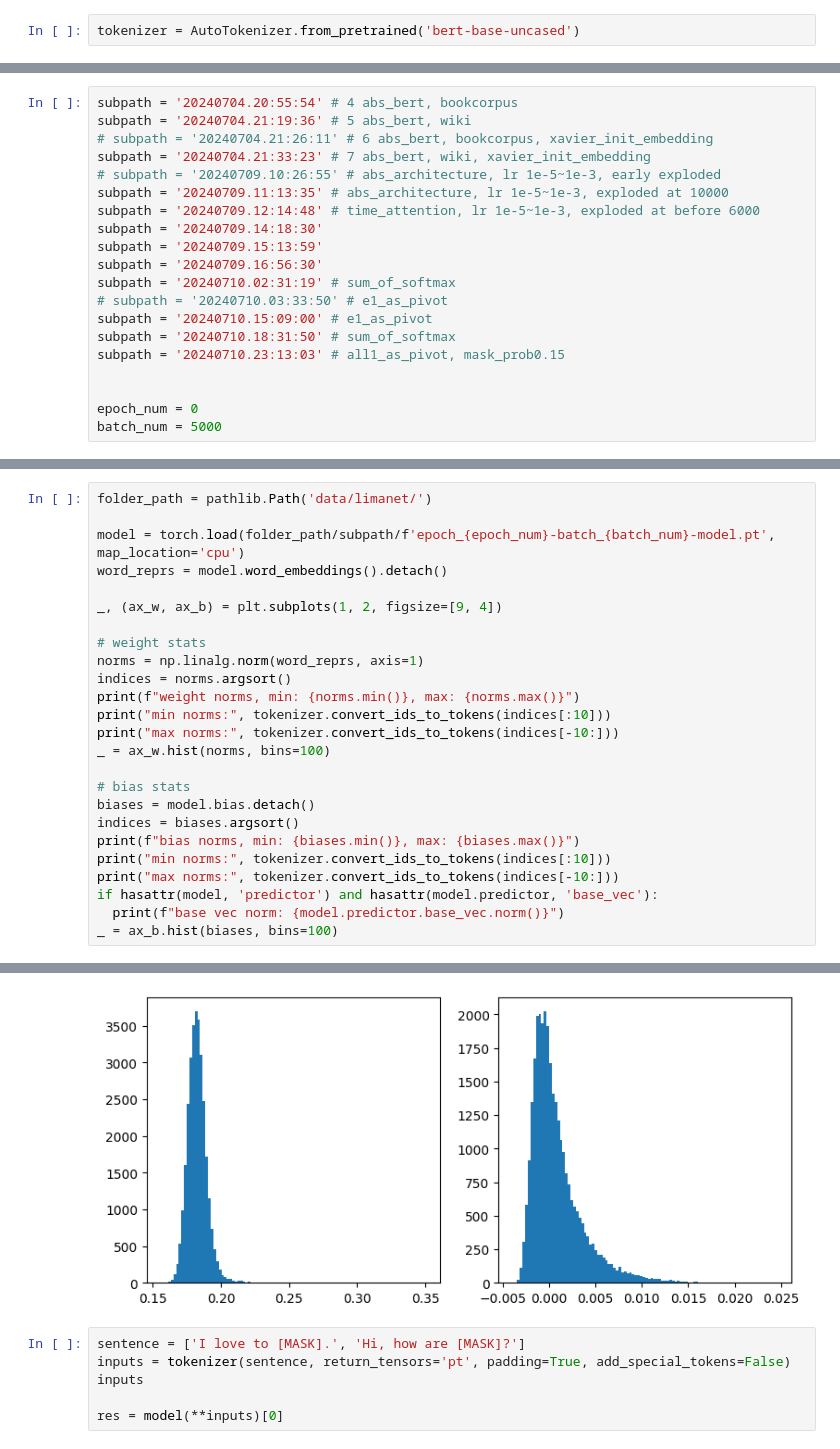
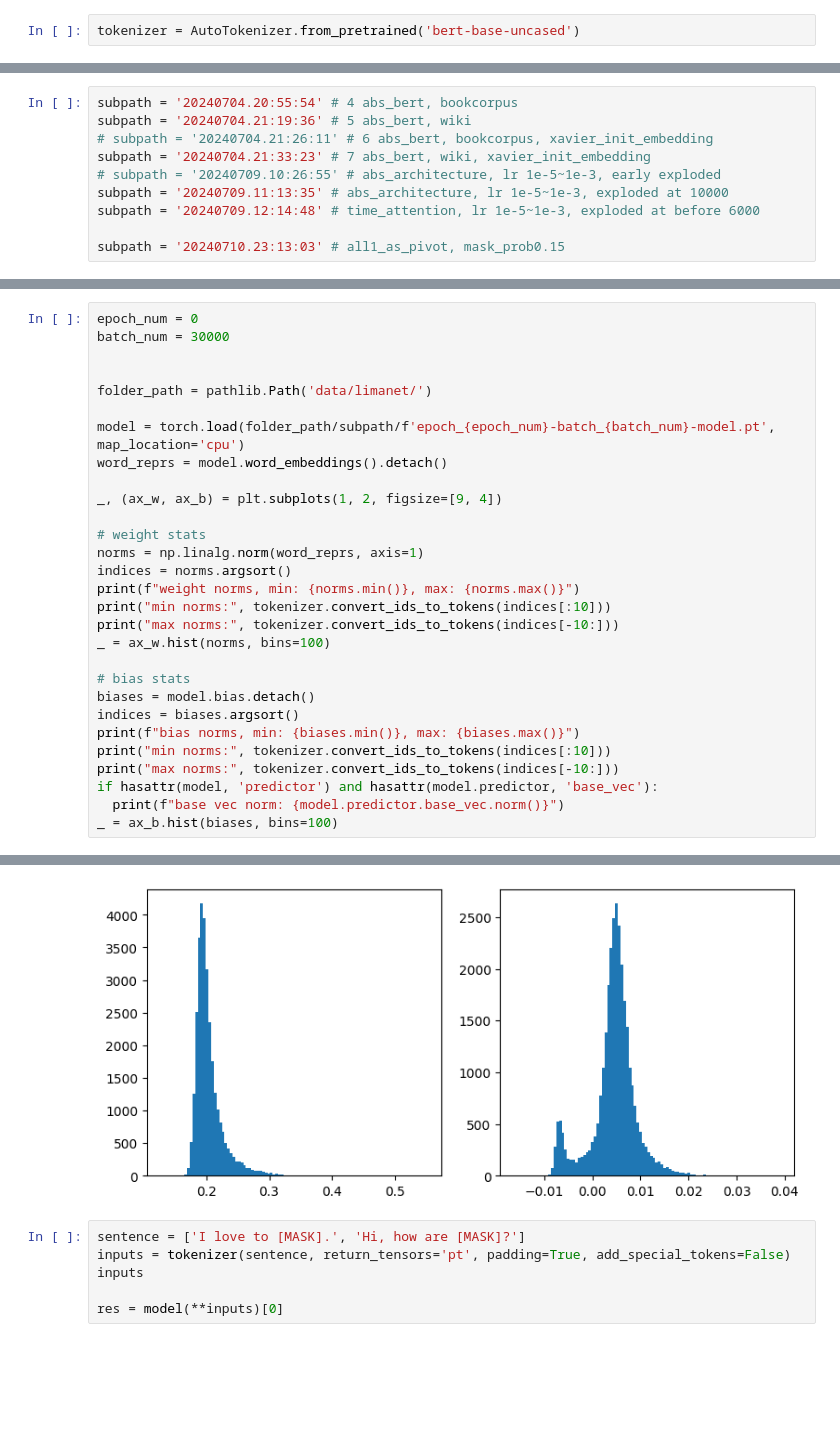
Before and after one commit to tzuhanwen/absolute-bert, a Jupyter notebook: inspecting-predicting.ipynb, the cells around one changed output, grey strips where cells are left out. Drawn from its saved outputs; the diff is of its cells as text; blank space fills up the shorter version.

```diff
--- a/inspecting-predicting.ipynb
+++ b/inspecting-predicting.ipynb
@@ -31,15 +266,5 @@ subpath = '20240704.21:33:23' # 7 abs_bert, wiki, xavier_init_embedding
 # subpath = '20240709.10:26:55' # abs_architecture, lr 1e-5~1e-3, early exploded
 subpath = '20240709.11:13:35' # abs_architecture, lr 1e-5~1e-3, exploded at 10000
 subpath = '20240709.12:14:48' # time_attention, lr 1e-5~1e-3, exploded at before 6000
-subpath = '20240709.14:18:30'
-subpath = '20240709.15:13:59'
-subpath = '20240709.16:56:30'
-subpath = '20240710.02:31:19' # sum_of_softmax
-# subpath = '20240710.03:33:50' # e1_as_pivot
-subpath = '20240710.15:09:00' # e1_as_pivot
-subpath = '20240710.18:31:50' # sum_of_softmax
+
 subpath = '20240710.23:13:03' # all1_as_pivot, mask_prob0.15
-
-
-epoch_num = 0
-batch_num = 5000
@@ -156,4 +271,8 @@ class Absolute_bert_for_masked_LM(nn.Module):
 # %%
+epoch_num = 0
+batch_num = 30000
+
+
 folder_path = pathlib.Path('data/limanet/')
 
 model = torch.load(folder_path/subpath/f'epoch_{epoch_num}-batch_{batch_num}-model.pt', map_location='cpu')
@@ -188,4 +307,4 @@ max norms: ['november', '6', ',', '8', 'b', '1997', '18', 'japanese', 'book', 'o
-[figure, old version]
+[figure, new version]
 # %%
 sentence = ['I love to [MASK].', 'Hi, how are [MASK]?']
 inputs = tokenizer(sentence, return_tensors='pt', padding=True, add_special_tokens=False)
```
Also changed, not shown: parts of 5 cells of this notebook, 4 other files.
